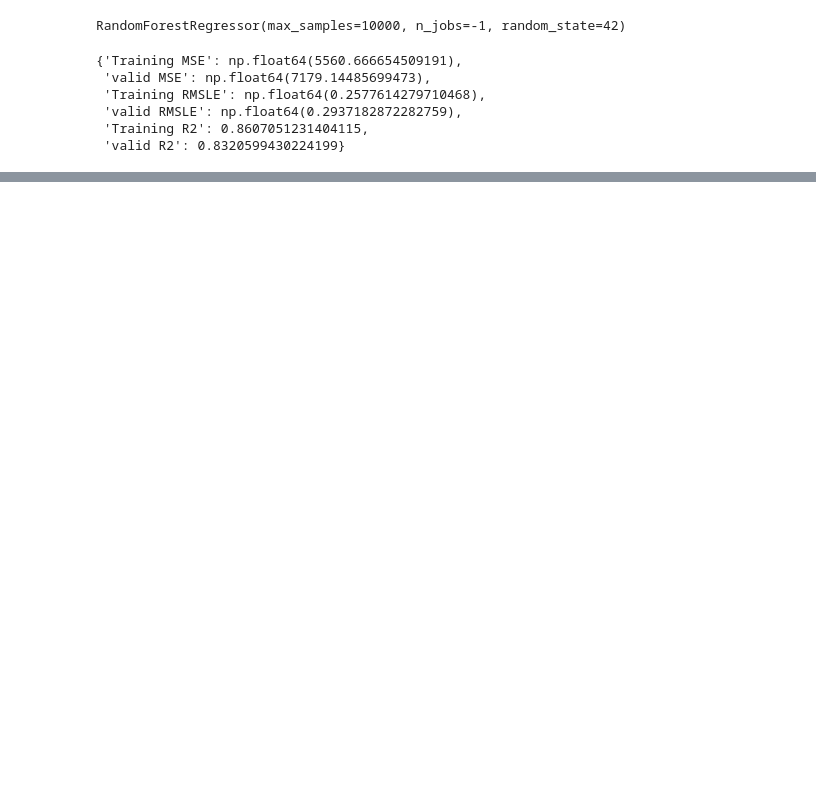
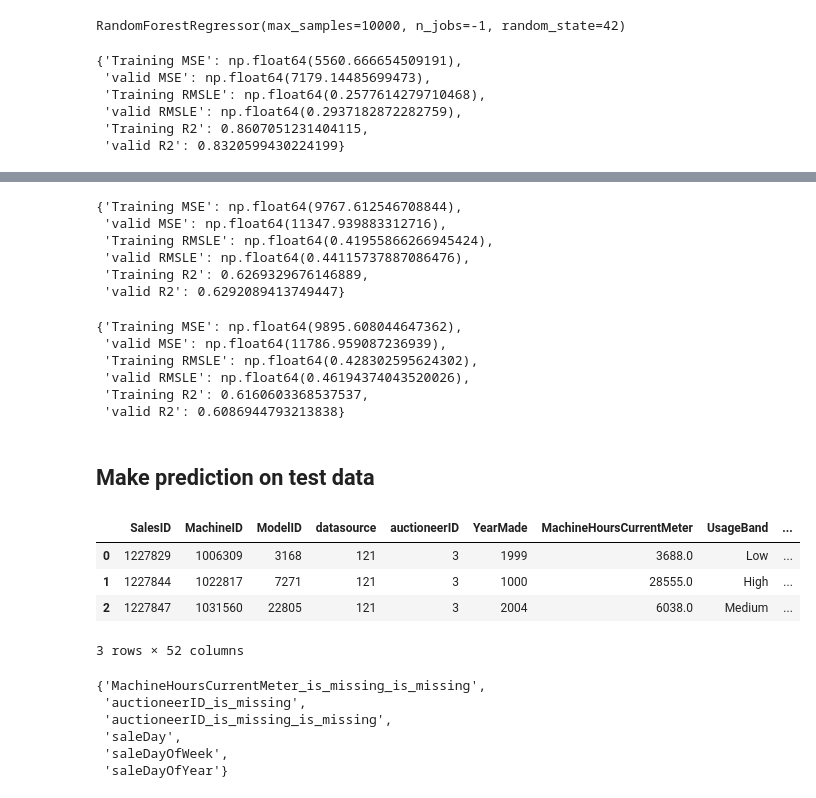
Before and after one commit to abdrhmnre/bluebook-for-bulldozers, a Jupyter notebook: bluebook-for-bulldozers.ipynb, the cells around one changed output, grey strips where cells are left out. Cells and saved outputs as stored; diff of their text form; code cells hidden in the pictures; blank space fills up the shorter version.

```diff
--- a/bluebook-for-bulldozers.ipynb
+++ b/bluebook-for-bulldozers.ipynb
@@ -366,0 +343,30 @@ RandomizedSearchCV(cv=5,
+# %%
+show_score(ideal_model)
+# %% [output]
+{'Training MSE': np.float64(9767.612546708844),
+ 'valid MSE': np.float64(11347.939883312716),
+ 'Training RMSLE': np.float64(0.41955866266945424),
+ 'valid RMSLE': np.float64(0.44115737887086476),
+ 'Training R2': 0.6269329676146889,
+ 'valid R2': 0.6292089413749447}
+# %%
+show_score(rs_model)
+# %% [output]
+{'Training MSE': np.float64(9895.608044647362),
+ 'valid MSE': np.float64(11786.959087236939),
+ 'Training RMSLE': np.float64(0.428302595624302),
+ 'valid RMSLE': np.float64(0.46194374043520026),
+ 'Training R2': 0.6160603368537537,
+ 'valid R2': 0.6086944793213838}
+# %% [markdown]
+## Make prediction on test data
+# %%
+#import test data
+df_test =pd.read_csv(r"D:\Envirnoment\bluebook-for-bulldozers\Test.csv",low_memory=False,parse_dates=["saledate"])
+df_test.head(3)
+# %% [output]
+|  | SalesID | MachineID | ModelID | datasource | auctioneerID | YearMade | MachineHoursCurrentMeter | UsageBand | ... |
+| 0 | 1227829 | 1006309 | 3168 | 121 | 3 | 1999 | 3688.0 | Low | ... |
+| 1 | 1227844 | 1022817 | 7271 | 121 | 3 | 1000 | 28555.0 | High | ... |
+| 2 | 1227847 | 1031560 | 22805 | 121 | 3 | 2004 | 6038.0 | Medium | ... |
+3 rows × 52 columns
@@ -366,0 +397,10 @@ RandomizedSearchCV(cv=5,
+# %%
+#test_preds=ideal_model.predict(df_test)
+set(X_train.columns)-set(df_test.columns)
+# %% [output]
+{'MachineHoursCurrentMeter_is_missing_is_missing',
+ 'auctioneerID_is_missing',
+ 'auctioneerID_is_missing_is_missing',
+ 'saleDay',
+ 'saleDayOfWeek',
+ 'saleDayOfYear'}
```
Also changed, not shown: parts of 11 cells of this notebook.
